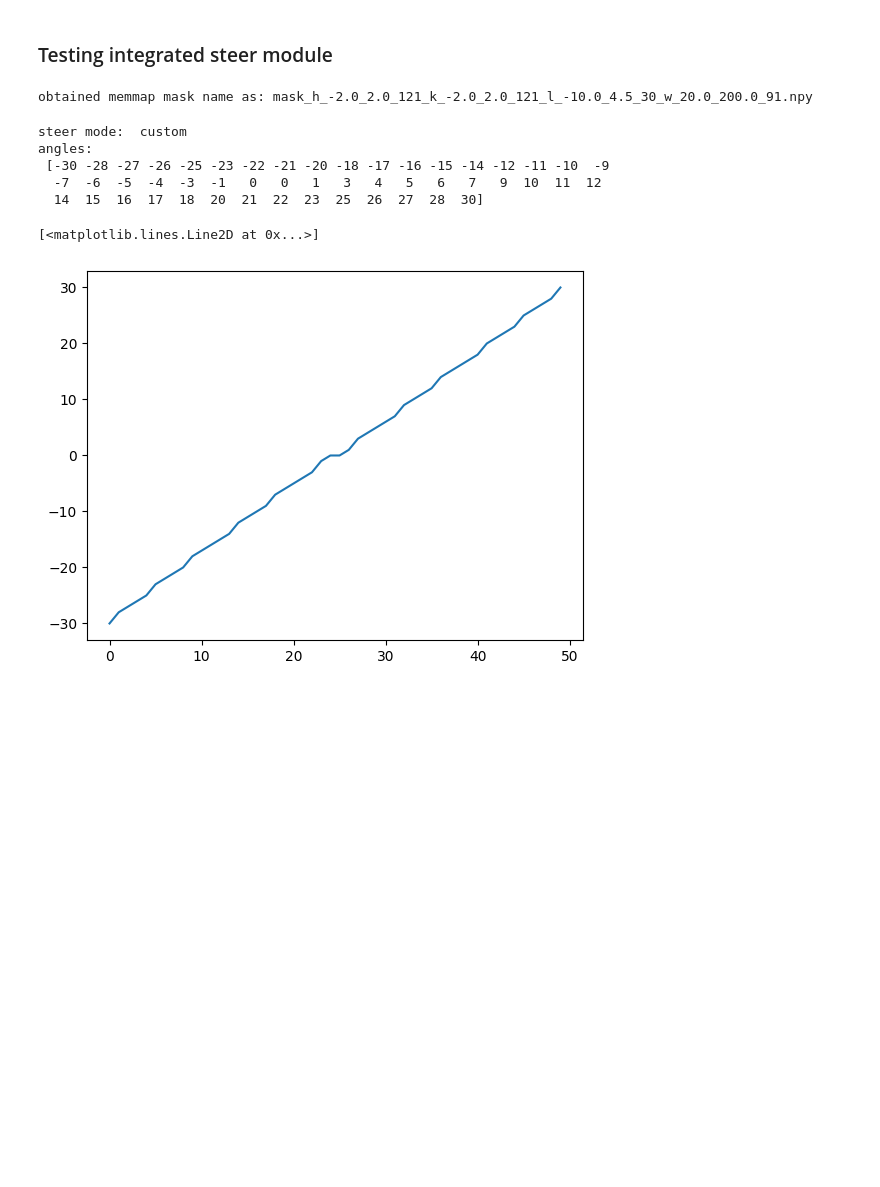
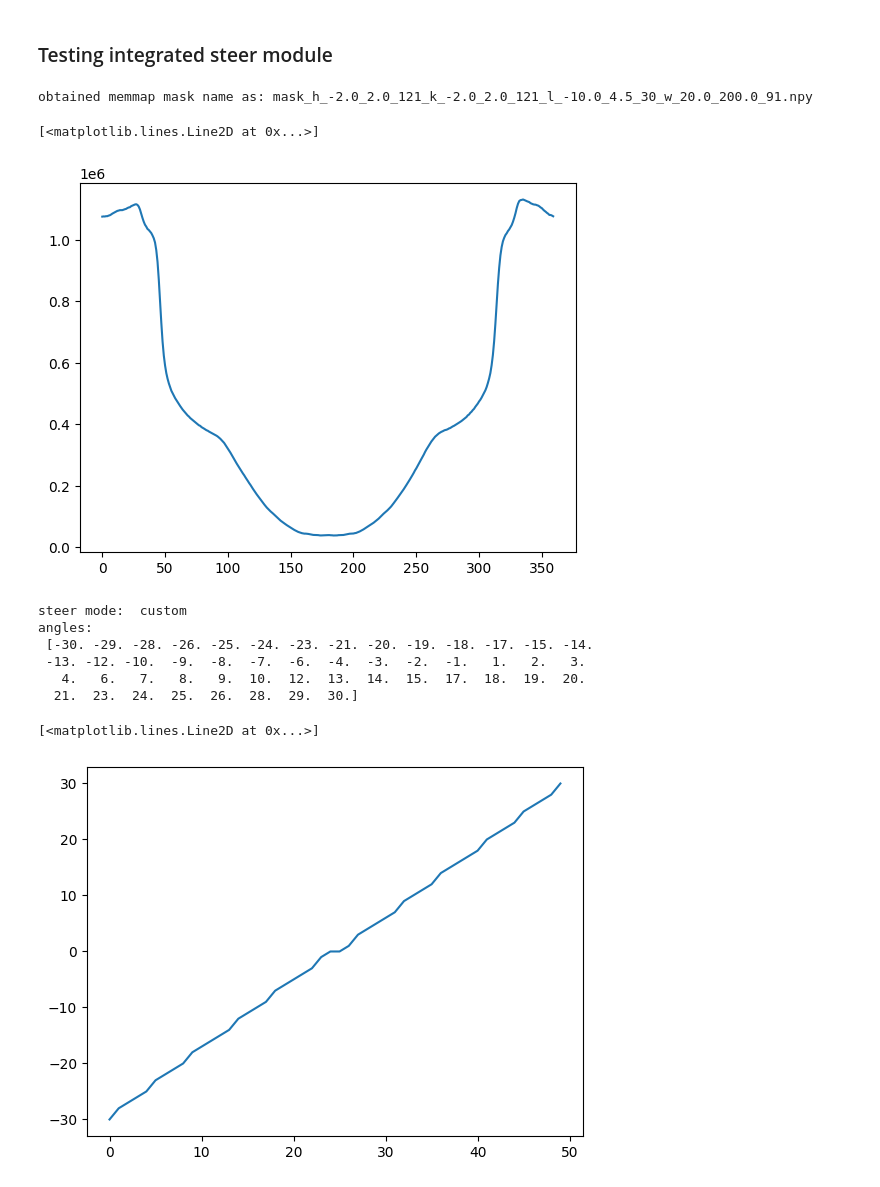
Before and after one commit to zhantaochen/inxs-steering, a Jupyter notebook: steering_real_exp_single_demo.ipynb, the cells around one changed output. Drawn from its saved outputs; the diff is of its cells as text; code cells hidden in the pictures; blank space fills up the shorter version.

```diff
--- a/steering_real_exp_single_demo.ipynb
+++ b/steering_real_exp_single_demo.ipynb
@@ -138,6 +138,15 @@ std_list = [steer.particle_filter.std().detach().cpu().clone()]
 
 posisition_list = [steer.particle_filter.positions.data.T[None].cpu().clone()]
 weights_list = [steer.particle_filter.weights.data[None].cpu().clone()]
+# %%
+num_pixels = []
+for angle in tqdm(steer.psi_mask.psi_grid):
+    num_pixels.append(steer.psi_mask.load_memmap_mask(angle).sum().item())
+# %%
+plt.plot(steer.psi_mask.psi_grid, num_pixels)
+# %% [output]
+[<matplotlib.lines.Line2D at 0x...>]
+[figure, added]
 # %%
 if not 'steer' in cfg:
     steer_mode = 'unique_optimal'
@@ -145,10 +154,10 @@ if not 'steer' in cfg:
 else:
     if cfg['steer']['mode'] == 'sequential':
         steer_mode = 'custom'
-        angles = np.linspace(cfg['steer']['start'], cfg['steer']['end'], num_steps).astype('int')
+        angles = np.round(np.linspace(cfg['steer']['start'], cfg['steer']['end'], num_steps))
     elif cfg['steer']['mode'] == 'random':
         steer_mode = 'custom'
-        angles = np.linspace(cfg['steer']['start'], cfg['steer']['end'], num_steps).astype('int')
+        angles = np.round(np.linspace(cfg['steer']['start'], cfg['steer']['end'], num_steps))
         np.random.shuffle(angles)
     else:
         steer_mode = cfg['steer']['mode']
@@ -158,9 +167,10 @@ print("angles: \n", angles)
 # %% [output]
 steer mode:  custom
 angles:
- [-30 -28 -27 -26 -25 -23 -22 -21 -20 -18 -17 -16 -15 -14 -12 -11 -10  -9
-  -7  -6  -5  -4  -3  -1   0   0   1   3   4   5   6   7   9  10  11  12
-  14  15  16  17  18  20  21  22  23  25  26  27  28  30]
+ [-30. -29. -28. -26. -25. -24. -23. -21. -20. -19. -18. -17. -15. -14.
+ -13. -12. -10.  -9.  -8.  -7.  -6.  -4.  -3.  -2.  -1.   1.   2.   3.
+   4.   6.   7.   8.   9.  10.  12.  13.  14.  15.  17.  18.  19.  20.
+  21.  23.  24.  25.  26.  28.  29.  30.]
 # %%
 with torch.no_grad():
     progress_bar = tqdm(range(num_steps))
```
Also changed, not shown: 5 other files.
